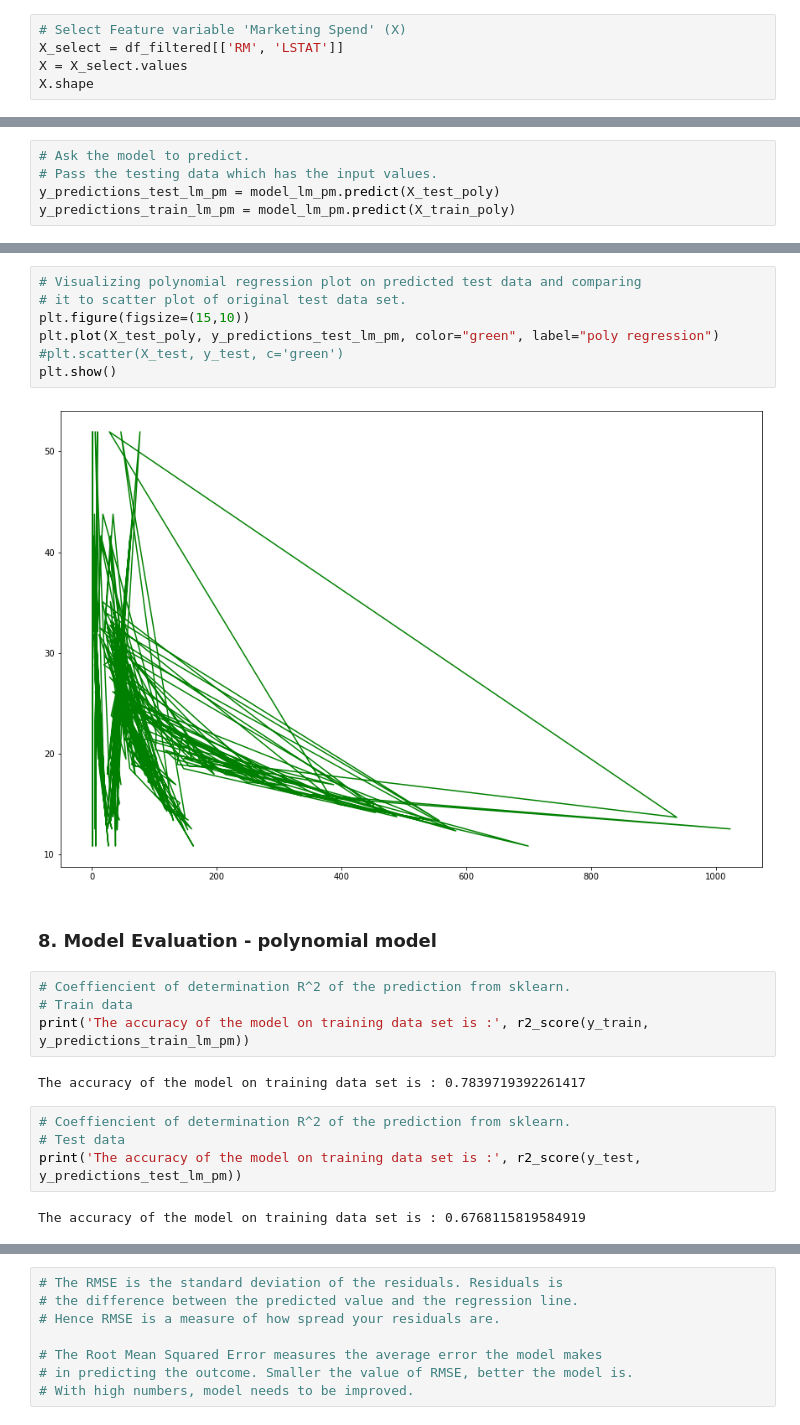
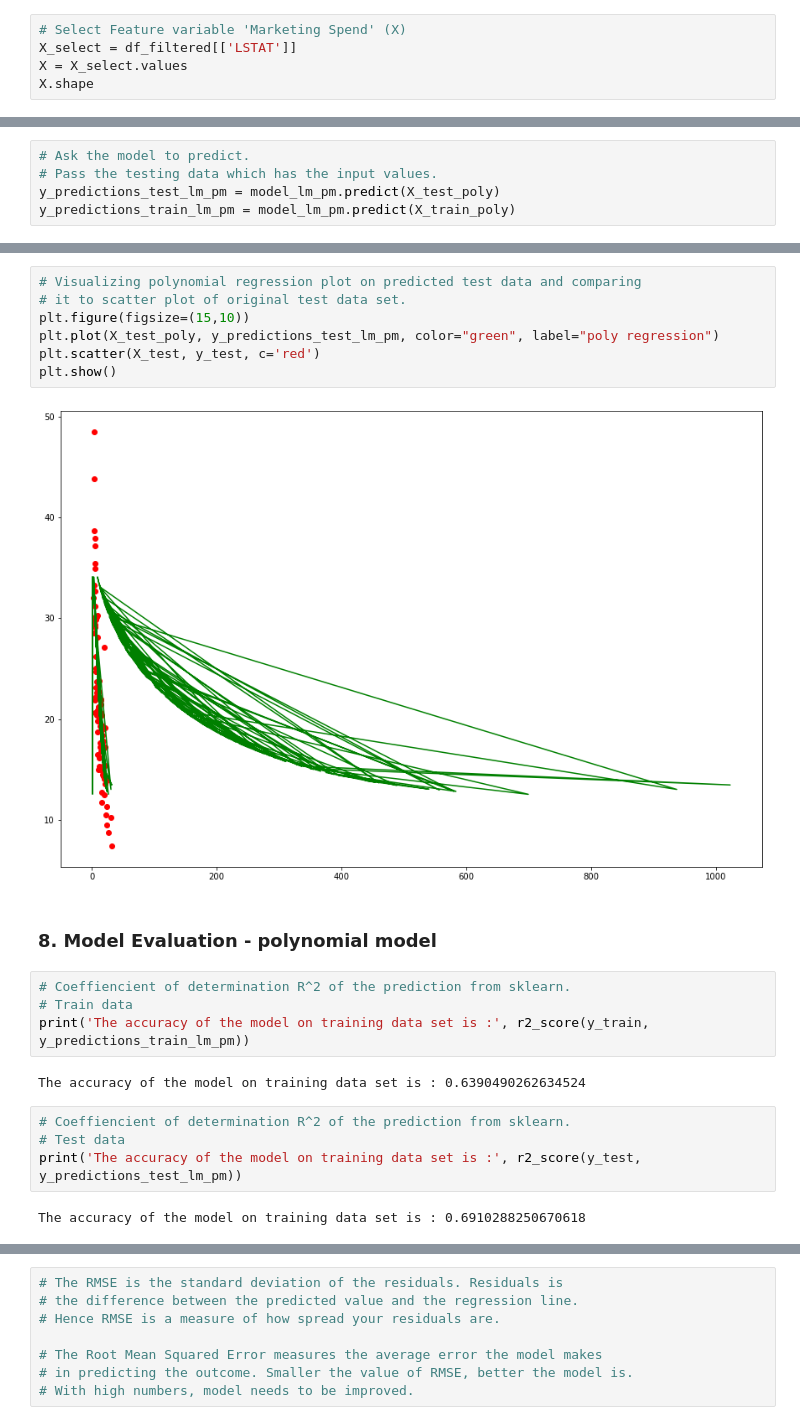
Before and after one commit to jace-nair/polynomial-linear-regression-repo, a Jupyter notebook: polynomial_linear_regression.ipynb, the cells around one changed output, grey strips where cells are left out. Cells and saved outputs as stored; diff of their text form.

```diff
--- a/polynomial_linear_regression.ipynb
+++ b/polynomial_linear_regression.ipynb
@@ -358,7 +355,7 @@ Text(0.5, 1.0, 'Visualizing Profit outliers')
 [figure]
 # %%
 # Select Feature variable 'Marketing Spend' (X)
-X_select = df_filtered[['RM', 'LSTAT']]
+X_select = df_filtered[['LSTAT']]
 X = X_select.values
 X.shape
 # %% [output]
@@ -576,12 +557,12 @@ plt.show()
 # %%
 # Visualizing polynomial regression plot on predicted test data and comparing
 # it to scatter plot of original test data set.
 plt.figure(figsize=(15,10))
 plt.plot(X_test_poly, y_predictions_test_lm_pm, color="green", label="poly regression")
-#plt.scatter(X_test, y_test, c='green')
+plt.scatter(X_test, y_test, c='red')
 plt.show()
 # %% [output]
-[figure, old version]
+[figure, new version]
 # %% [markdown]
 ### 8. Model Evaluation - polynomial model
 # %%
@@ -589,12 +570,12 @@ plt.show()
 # Train data
 print('The accuracy of the model on training data set is :', r2_score(y_train, y_predictions_train_lm_pm))
 # %% [output]
-The accuracy of the model on training data set is : 0.7839719392261417
+The accuracy of the model on training data set is : 0.6390490262634524
 # %%
 # Coeffiencient of determination R^2 of the prediction from sklearn.
 # Test data
 print('The accuracy of the model on training data set is :', r2_score(y_test, y_predictions_test_lm_pm))
 # %% [output]
-The accuracy of the model on training data set is : 0.6768115819584919
+The accuracy of the model on training data set is : 0.6910288250670618
 # %%
 #The R Square is measure of how close the data are to the fitted regression line.
```
Also changed, not shown: parts of 39 cells of this notebook.
